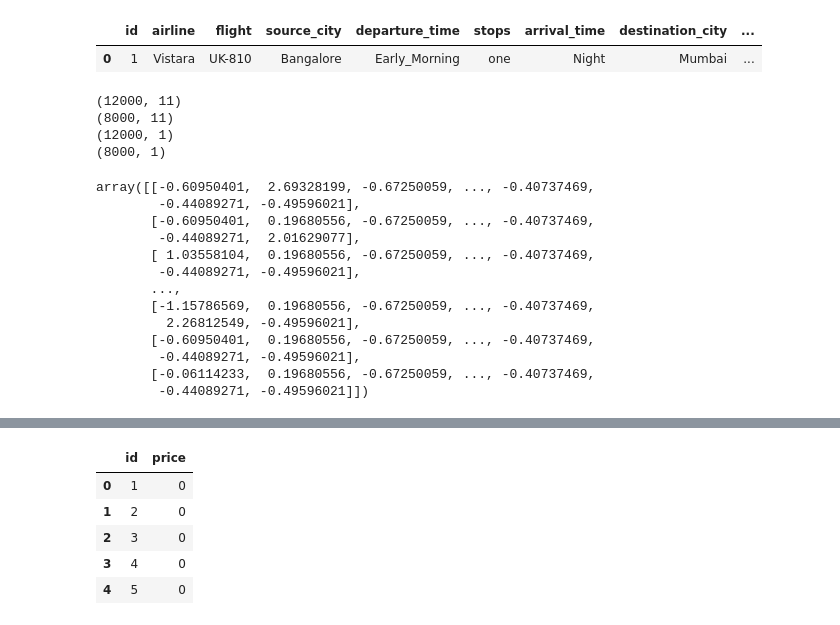
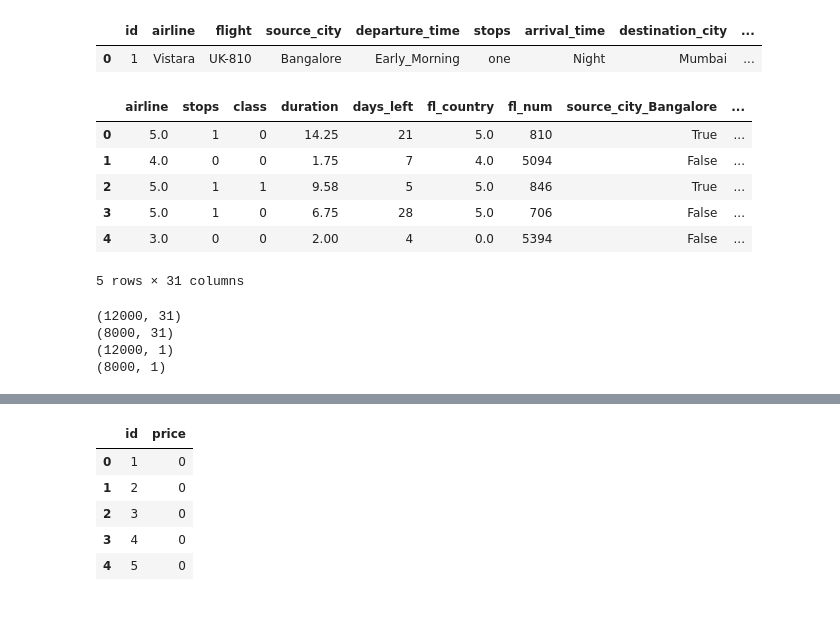
Before and after one commit to PyThOn-DeVeLoPeR-51/data_science-and-machine_learning, a Jupyter notebook: Projects/ML_projects/Predict prices of AviaTickets/app.ipynb, the cells around one changed output, grey strips where cells are left out. Cells and saved outputs as stored; diff of their text form; code cells hidden in the pictures.

Commit message:
new predict prices of AirlineTickets

```diff
--- a/Projects/ML_projects/Predict prices of AviaTickets/app.ipynb
+++ b/Projects/ML_projects/Predict prices of AviaTickets/app.ipynb
@@ -119,13 +119,21 @@ def prepared(df):
 
     stops = {'zero': 0, 'one': 1, 'two_or_more': 2}
     classes = {'Economy': 0, 'Business': 1}
-    df['stops'] = df['stops'].replace(stops)
-    df['class'] = df['class'].replace(classes)
-
-    std_scaler = StandardScaler()
-    df = std_scaler.fit_transform(df)
+    df['stops'] = df['stops'].map(stops)
+    df['class'] = df['class'].map(classes)
 
     return df
+# %%
+X = prepared(X)
+X.head()
+# %% [output]
+|  | airline | stops | class | duration | days_left | fl_country | fl_num | source_city_Bangalore | ... |
+| 0 | 5.0 | 1 | 0 | 14.25 | 21 | 5.0 | 810 | True | ... |
+| 1 | 4.0 | 0 | 0 | 1.75 | 7 | 4.0 | 5094 | False | ... |
+| 2 | 5.0 | 1 | 1 | 9.58 | 5 | 5.0 | 846 | True | ... |
+| 3 | 5.0 | 1 | 0 | 6.75 | 28 | 5.0 | 706 | False | ... |
+| 4 | 3.0 | 0 | 0 | 2.00 | 4 | 0.0 | 5394 | False | ... |
+5 rows × 31 columns
 # %%
 X_train, X_test, y_train, y_test = train_test_split(X,y, test_size=0.4, random_state=42)
 # %%
@@ -134,24 +142,7 @@ print(X_test.shape)
 print(y_train.shape)
 print(y_test.shape)
 # %% [output]
-(12000, 11)
-(8000, 11)
+(12000, 31)
+(8000, 31)
 (12000, 1)
 (8000, 1)
-# %%
-X_train = prepared(X_train)
-X_train
-# %% [output]
-array([[-0.60950401,  2.69328199, -0.67250059, ..., -0.40737469,
-        -0.44089271, -0.49596021],
-       [-0.60950401,  0.19680556, -0.67250059, ..., -0.40737469,
-        -0.44089271,  2.01629077],
-       [ 1.03558104,  0.19680556, -0.67250059, ..., -0.40737469,
-        -0.44089271, -0.49596021],
-       ...,
-       [-1.15786569,  0.19680556, -0.67250059, ..., -0.40737469,
-         2.26812549, -0.49596021],
-       [-0.60950401,  0.19680556, -0.67250059, ..., -0.40737469,
-        -0.44089271, -0.49596021],
-       [-0.06114233,  0.19680556, -0.67250059, ..., -0.40737469,
-        -0.44089271, -0.49596021]])
```
Also changed, not shown: parts of 14 cells of this notebook, 2 other files.
